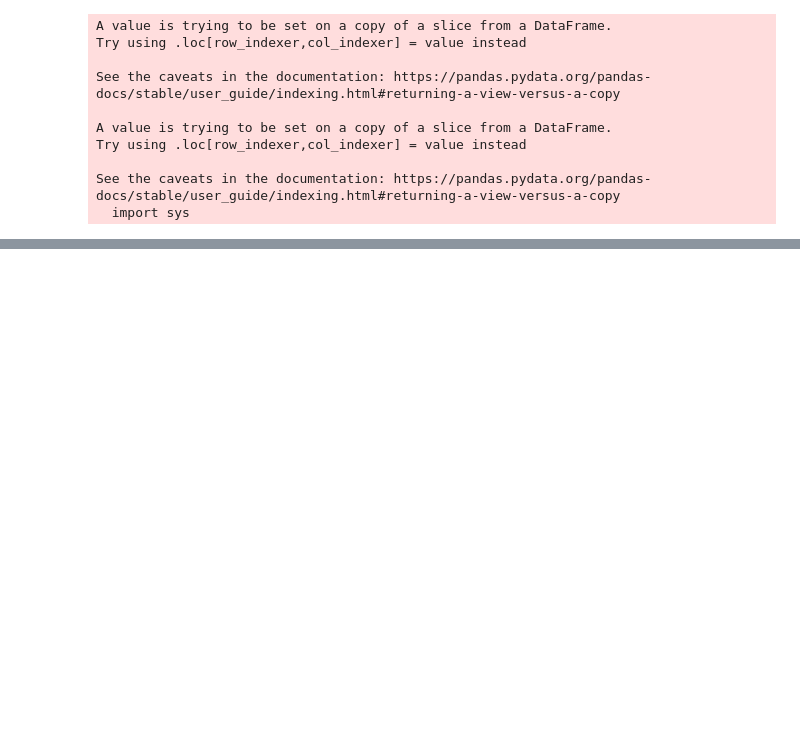
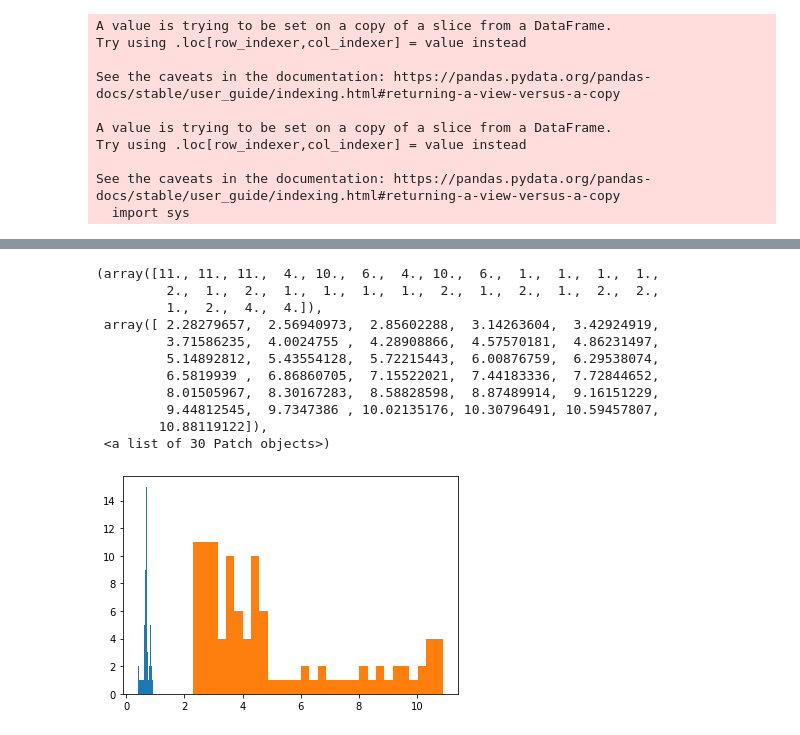
Before and after one commit to dhanushka365/LSTM-AutoEncoders, a Jupyter notebook: LSTM_Autoencoders.ipynb, the cells around one changed output, grey strips where cells are left out. Saved outputs shown, nothing was run; the diff lists cells and outputs as text; code cells hidden in the pictures; blank space fills up the shorter version.

```diff
--- a/LSTM_Autoencoders.ipynb
+++ b/LSTM_Autoencoders.ipynb
@@ -109,0 +110,26 @@ Epoch 241/241
+# %%
+#aNOMALY IS Where reconstruction is large
+#we can define this value beyond which we call anomaly
+#let us look at MAE in training prediction
+
+trainPredict = model.predict(trainX)
+trainMAE = np.mean(np.abs(trainPredict - trainX), axis=1)
+plt.hist(trainMAE, bins=30)
+max_trainMAE =0.3 #or Define 90% value of max as threshold
+
+testPredict = model.predict(testX)
+testMAE = np.mean(np.abs(testPredict - testX), axis=1)
+plt.hist(testMAE, bins=30)
+# %% [output]
+(array([11., 11., 11.,  4., 10.,  6.,  4., 10.,  6.,  1.,  1.,  1.,  1.,
+         2.,  1.,  2.,  1.,  1.,  1.,  1.,  2.,  1.,  2.,  1.,  2.,  2.,
+         1.,  2.,  4.,  4.]),
+ array([ 2.28279657,  2.56940973,  2.85602288,  3.14263604,  3.42924919,
+         3.71586235,  4.0024755 ,  4.28908866,  4.57570181,  4.86231497,
+         5.14892812,  5.43554128,  5.72215443,  6.00876759,  6.29538074,
+         6.5819939 ,  6.86860705,  7.15522021,  7.44183336,  7.72844652,
+         8.01505967,  8.30167283,  8.58828598,  8.87489914,  9.16151229,
+         9.44812545,  9.7347386 , 10.02135176, 10.30796491, 10.59457807,
+        10.88119122]),
+ <a list of 30 Patch objects>)
+[figure, added]
```
Also changed, not shown: parts of 5 cells of this notebook.
